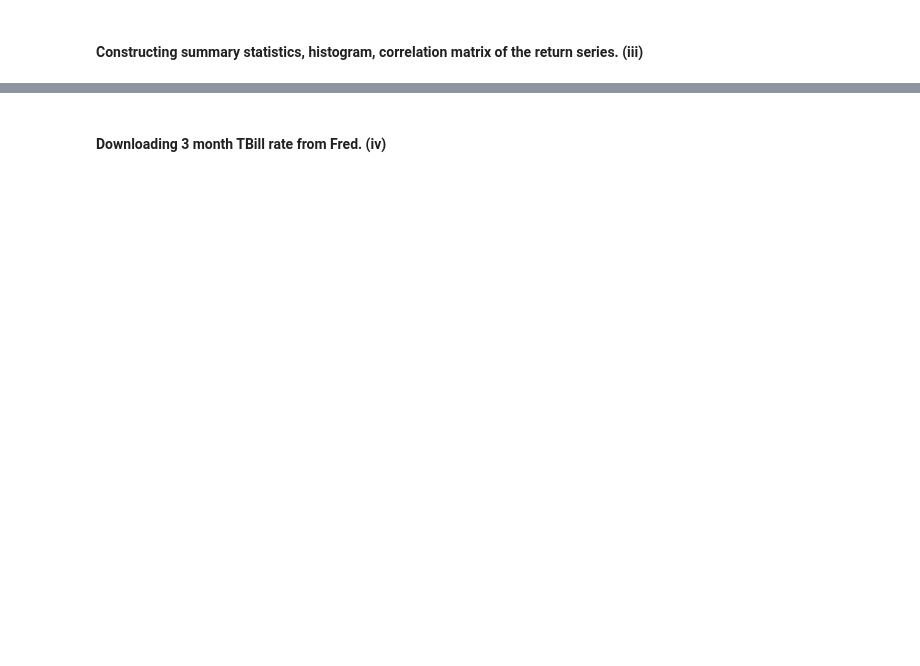
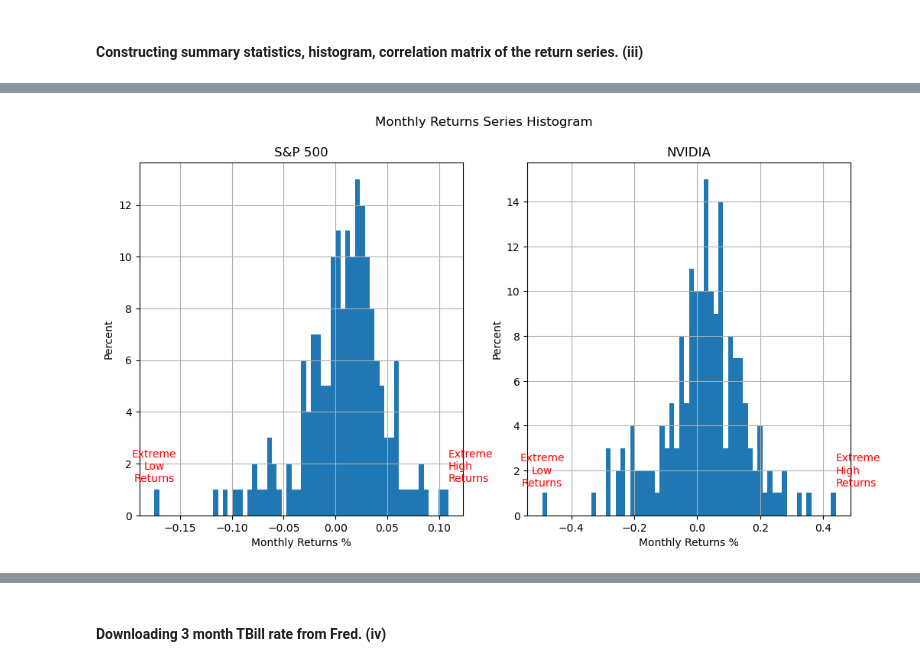
Before and after one commit to mcarbajal2/IFI8420-Assignments, a Jupyter notebook: Assignment 2/Assignment2.ipynb, the cells around one changed output, grey strips where cells are left out. Drawn from its saved outputs; the diff is of its cells as text; code cells hidden in the pictures; blank space fills up the shorter version.

```diff
--- a/Assignment 2/Assignment2.ipynb
+++ b/Assignment 2/Assignment2.ipynb
@@ -139,0 +162,20 @@ None
+# %%
+# Adjusted Close Prices
+adjusted_close = pd.concat((stock_data[ticker]['Close'] for ticker in tickers), axis=1)
+adjusted_close.columns = tickers
+
+#Monthly Log Returns
+def monthly_log_returns(df, stocks):
+    mlog_returns = pd.DataFrame(index = df.index)
+    for stock in stocks:
+        if stock in df.columns:
+            mlog_returns[stock] = np.log(df[stock]/df[stock].shift(1))
+        else:
+            print("error")
+    return mlog_returns
+
+mlog_returns = monthly_log_returns(adjusted_close, tickers)
+
+## Dropping the null observation
+mlog_returns2 = mlog_returns.dropna()
+mlog_returns2
@@ -141,0 +212,22 @@ None
+# %%
+# Histograms
+fig, axs = plt.subplots(1, 2, figsize=(12, 6))
+mlog_returns2['SPY'].hist(bins=60, ax=axs[0])
+mlog_returns2['NVDA'].hist(bins=60, ax=axs[1])
+
+plt.suptitle('Monthly Returns Series Histogram')
+axs[0].set_title('S&P 500')
+axs[1].set_title('NVIDIA')
+
+for ax in axs:
+    ax.set_xlabel('Monthly Returns %')
+    ax.set_ylabel('Percent')
+
+axs[0].text(mlog_returns2['SPY'].min(), 1.3, 'Extreme\nLow\nReturns', ha='center', color='red')
+axs[0].text(mlog_returns2['SPY'].max(), 1.3, 'Extreme\nHigh\nReturns', color='red')
+axs[1].text(mlog_returns2['NVDA'].min(), 1.3, 'Extreme\nLow\nReturns', ha='center', color='red')
+axs[1].text(mlog_returns2['NVDA'].max(), 1.3, 'Extreme\nHigh\nReturns', color='red')
+
+plt.show()
+# %% [output]
+[figure, added]
```
Also changed, not shown: parts of 14 cells of this notebook.
